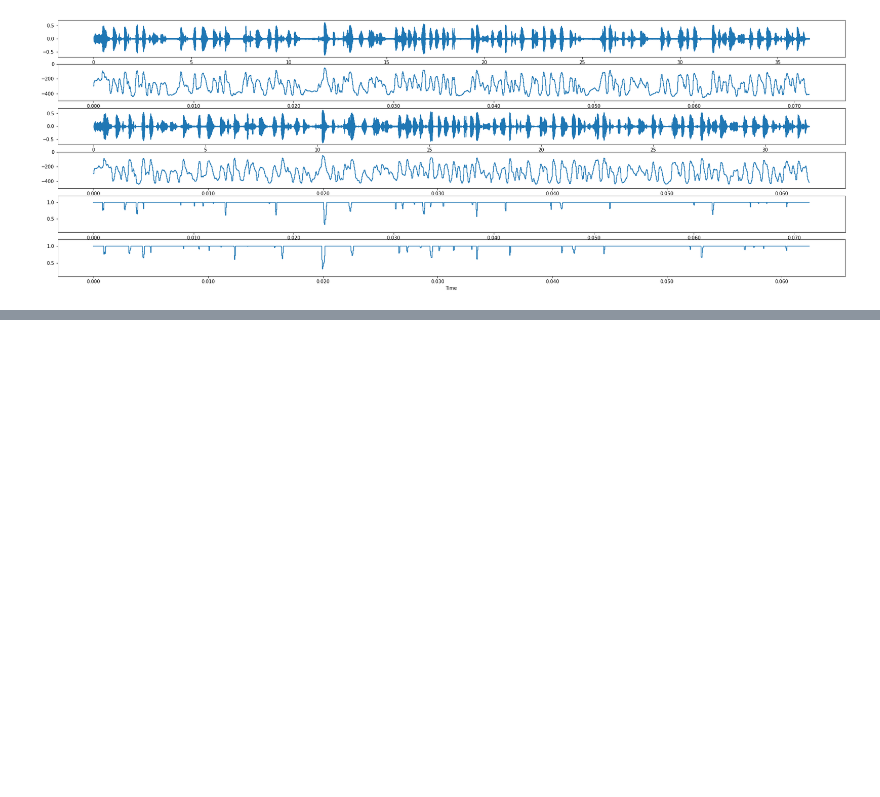
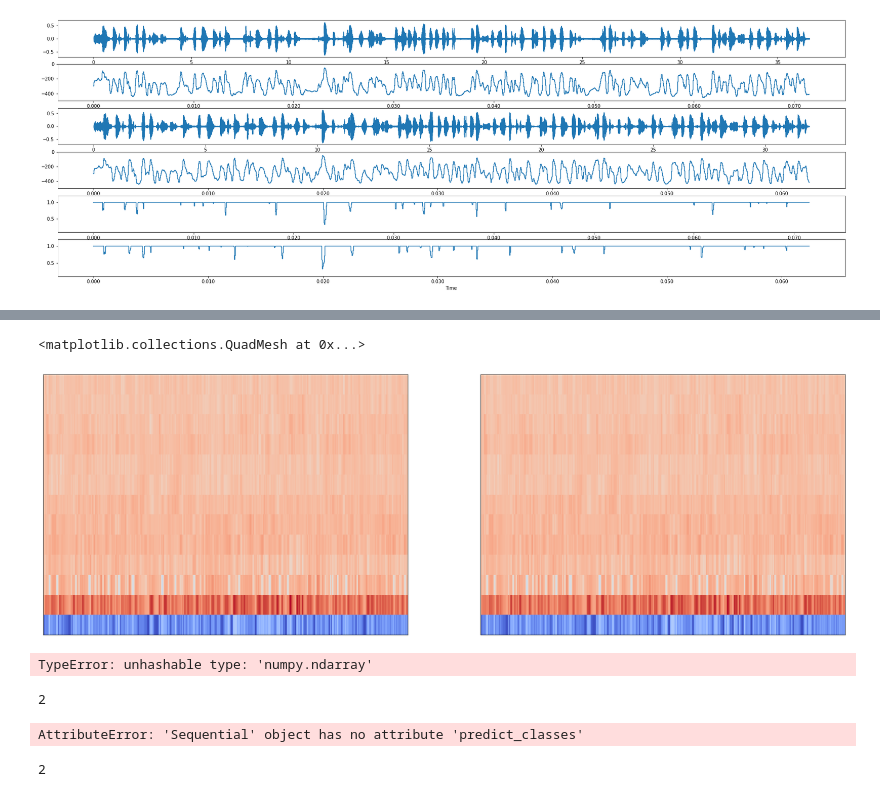
Before and after one commit to jarco0204/mun-nlp, a Jupyter notebook: scripts/dataExtraction.ipynb, the cells around one changed output, grey strips where cells are left out. Cells and saved outputs as stored; diff of their text form; code cells hidden in the pictures; blank space fills up the shorter version.

```diff
--- a/scripts/dataExtraction.ipynb
+++ b/scripts/dataExtraction.ipynb
@@ -193,0 +124,13 @@ np.array()
+# %%
+test, sr = librosa.load(f'../data/english/english399.wav')
+test = features.remove_silence(test)
+mfcc = librosa.feature.mfcc(test, sr=2400, n_mfcc=13)
+segmented_mfcc = features.segment_one(mfcc)
+# segmented_mfcc.shape
+# segmented_mfcc.reshape(37, 13,30,1)
+mean_mfcc = np.linalg.norm(mfcc, 1)
+mean_mfcc = mfcc / mean_mfcc
+mean_mfcc.shape
+print(mfcc)
+print(mean_mfcc)
+# model.predict(segmented_mfcc)
@@ -193,0 +155,8 @@ np.array()
+# %%
+matplotlib.rcParams['figure.figsize'] = (30, 10)
+fig, ax = plt.subplots(1, 2)
+librosa.display.specshow(mfcc, sr=sr, ax=ax[0])
+librosa.display.specshow(mean_mfcc, sr=sr, ax=ax[1])
+# %% [output]
+<matplotlib.collections.QuadMesh at 0x...>
+[figure, added]
@@ -193,0 +168,16 @@ np.array()
+# %%
+accuracy.predict_class_audio(segmented_mfcc, model)
+# %% [output]
+TypeError: unhashable type: 'numpy.ndarray'
+# %%
+np.argmax(ans)
+# %% [output]
+2
+# %%
+ans2 = model.predict_classes(segmented_mfcc.reshape(segmented_mfcc.shape[0],segmented_mfcc.shape[1], segmented_mfcc.shape[2],1))
+# %% [output]
+AttributeError: 'Sequential' object has no attribute 'predict_classes'
+# %%
+np.argmax(np.sum(ans2, axis=0))
+# %% [output]
+2
```
Also changed, not shown: parts of 21 cells of this notebook, 8 other files.
